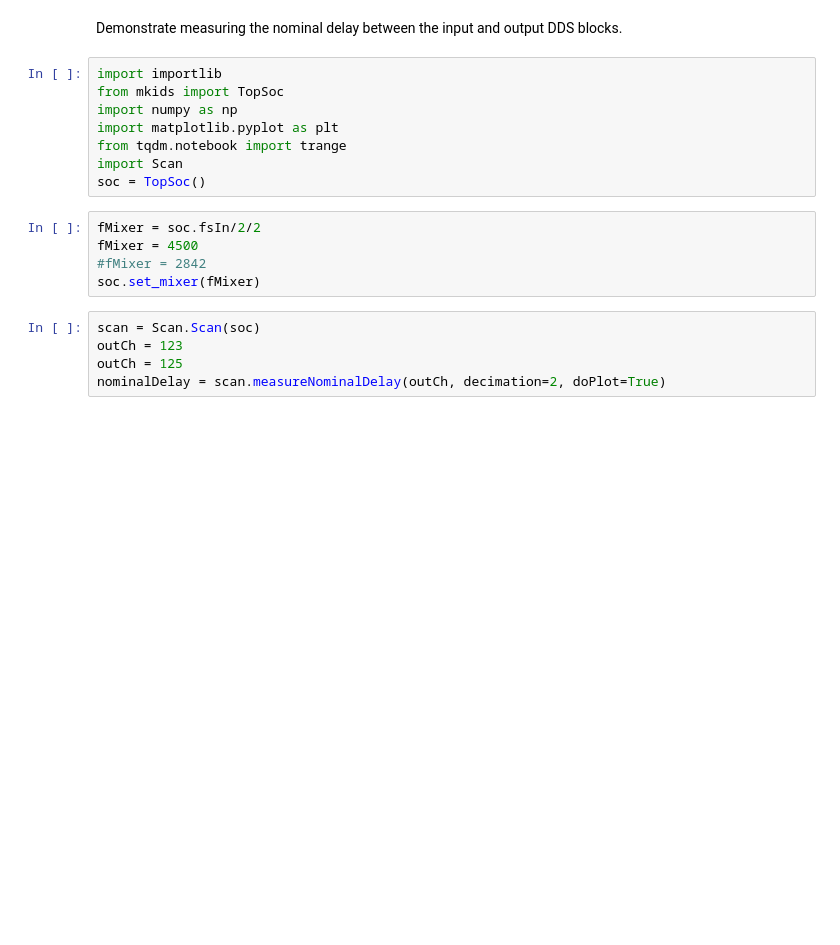
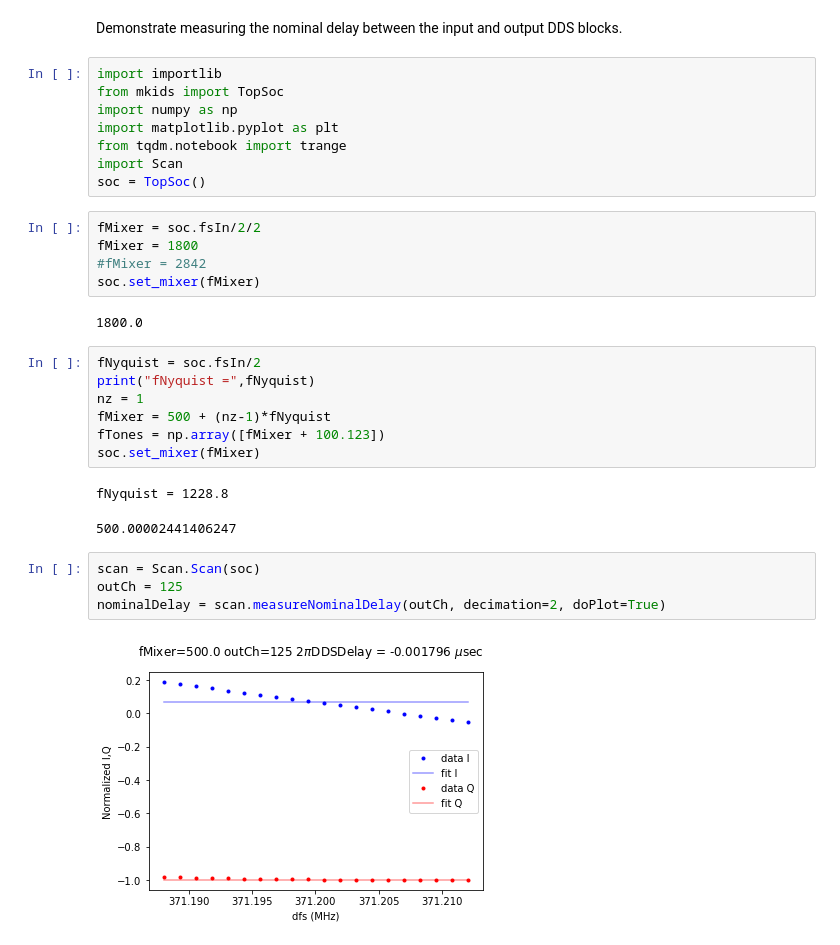
Before and after one commit to openquantumhardware/qick-tools, a Jupyter notebook: mkids/tutorial_07_scan_nominal_delay.ipynb, the cells around one changed output. Cells and saved outputs as stored; diff of their text form; blank space fills up the shorter version.

Commit message:
Nyquist zone and phase corrections

```diff
--- a/mkids/tutorial_07_scan_nominal_delay.ipynb
+++ b/mkids/tutorial_07_scan_nominal_delay.ipynb
@@ -10,13 +10,26 @@ import Scan
 soc = TopSoc()
 # %%
 fMixer = soc.fsIn/2/2
-fMixer = 4500
+fMixer = 1800
 #fMixer = 2842
 soc.set_mixer(fMixer)
+# %% [output]
+1800.0
+# %%
+fNyquist = soc.fsIn/2
+print("fNyquist =",fNyquist)
+nz = 1
+fMixer = 500 + (nz-1)*fNyquist
+fTones = np.array([fMixer + 100.123])
+soc.set_mixer(fMixer)
+# %% [output]
+fNyquist = 1228.8
+500.00002441406247
 # %%
 scan = Scan.Scan(soc)
-outCh = 123
 outCh = 125
 nominalDelay = scan.measureNominalDelay(outCh, decimation=2, doPlot=True)
+# %% [output]
+[figure, added]
 # %%
 Scan.fscanPlot(scan.mndScan,0)
```
Also changed, not shown: parts of 16 cells of this notebook, 12 other files.
